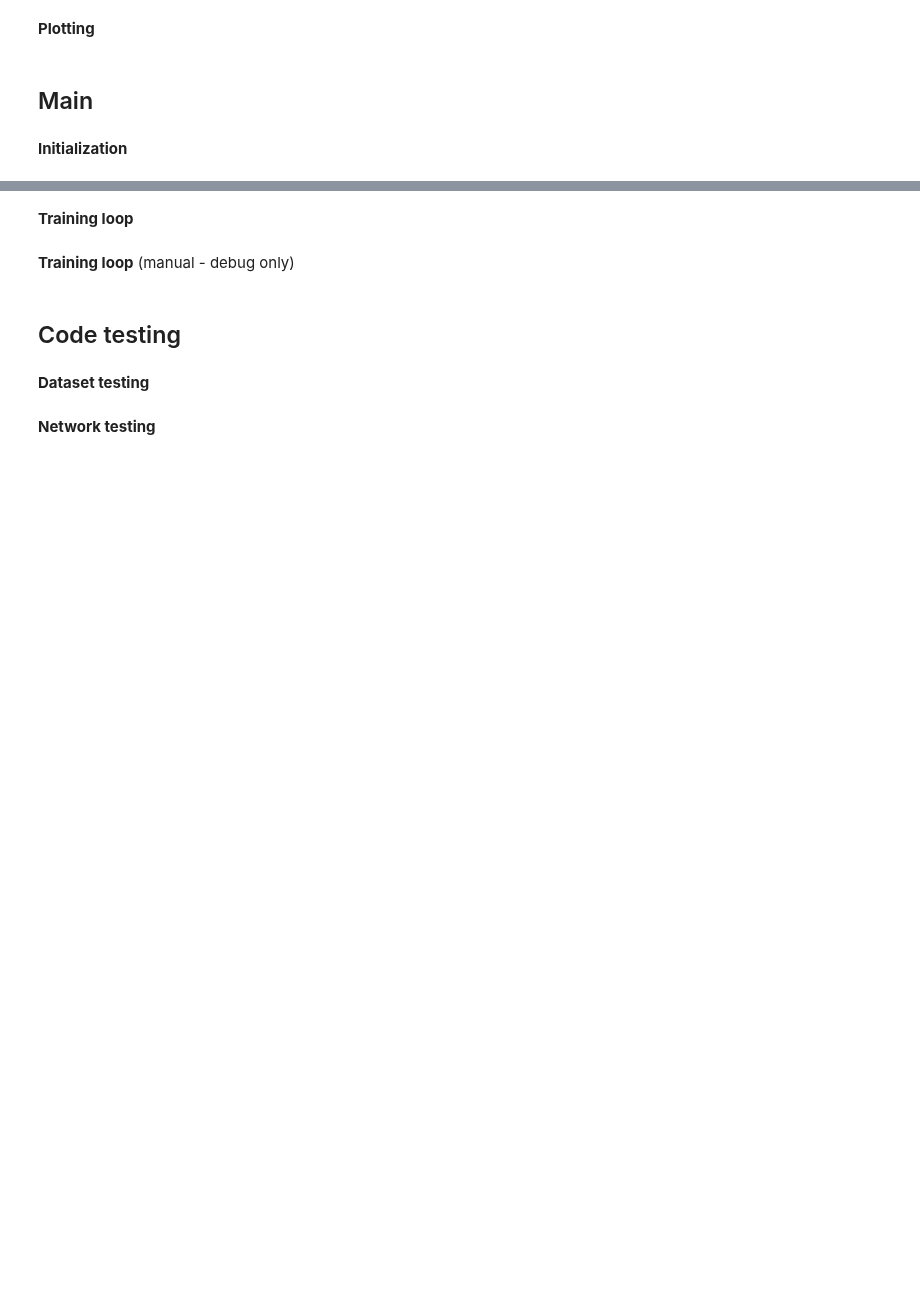
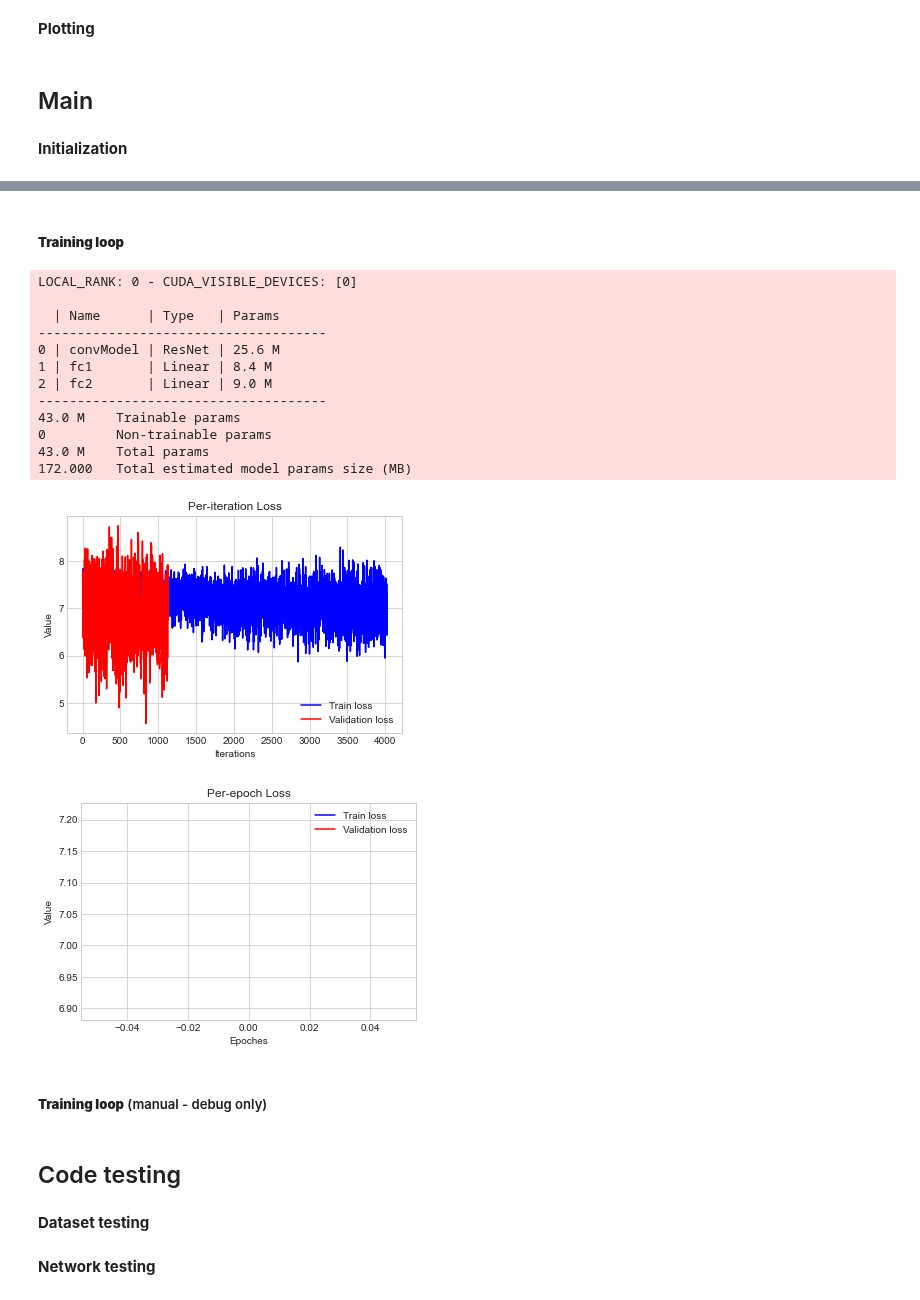
Before and after one commit to Gianfranco-98/Trajectory-Prediction-PyTorch, a Jupyter notebook: Trajectory_Prediction.ipynb, the cells around one changed output, grey strips where cells are left out. Saved outputs shown, nothing was run; the diff lists cells and outputs as text; code cells hidden in the pictures; blank space fills up the shorter version.

```diff
--- a/Trajectory_Prediction.ipynb
+++ b/Trajectory_Prediction.ipynb
@@ -140,6 +157,11 @@ if PREDICTION_MODEL == 'CoverNet':
 # Organization parameters
 PREPARE_DATASET = False
 PREPROCESSED = True
+
+if PREPROCESSED:
+    HELPER_NEEDED = False
+else:
+    HELPER_NEEDED = True
 
 # File system parameters
 PL_SEED = 42
@@ -902,7 +923,10 @@ print("\nDataset and Data Module initialization ...")
 start_time = time.time()
 train_dataset = nuScenesDataset(helper, preprocessed=PREPROCESSED, split='train')
 val_dataset = nuScenesDataset(helper, preprocessed=PREPROCESSED, split='val')
-trainval_dm = nuScenesDataModule(train_dataset, val_dataset)
+if os.name == 'nt':
+    trainval_dm = nuScenesDataModule(train_dataset, val_dataset, num_workers=0)
+else:
+    trainval_dm = nuScenesDataModule(train_dataset, val_dataset)
 print("Dataset and Data Module initialization done in %f s\n" % (time.time() - start_time))
 
 # ---------- Network initialization ---------- #
@@ -929,9 +971,25 @@ print("Trainer intialization done in %f s\n" % (time.time() - start_time))
 # %% [markdown]
-**Training loop**
+##### **Training loop**
 # %%
-trainer.fit(model, trainval_dm)
+if __name__ == "__main__":
+    trainer.fit(model, datamodule=trainval_dm)
+# %% [output]
+LOCAL_RANK: 0 - CUDA_VISIBLE_DEVICES: [0]
+
+  | Name      | Type   | Params
+-------------------------------------
+0 | convModel | ResNet | 25.6 M
+1 | fc1       | Linear | 8.4 M
+2 | fc2       | Linear | 9.0 M
+-------------------------------------
+43.0 M    Trainable params
+0         Non-trainable params
+43.0 M    Total params
+172.000   Total estimated model params size (MB)
+[figure, added]
+[figure, added]
 # %% [markdown]
-**Training loop** (manual - debug only)
+##### **Training loop** (manual - debug only)
 # %%
 if DEBUG_MODE:
 
```
Also changed, not shown: parts of 4 cells of this notebook, 1 other file.
